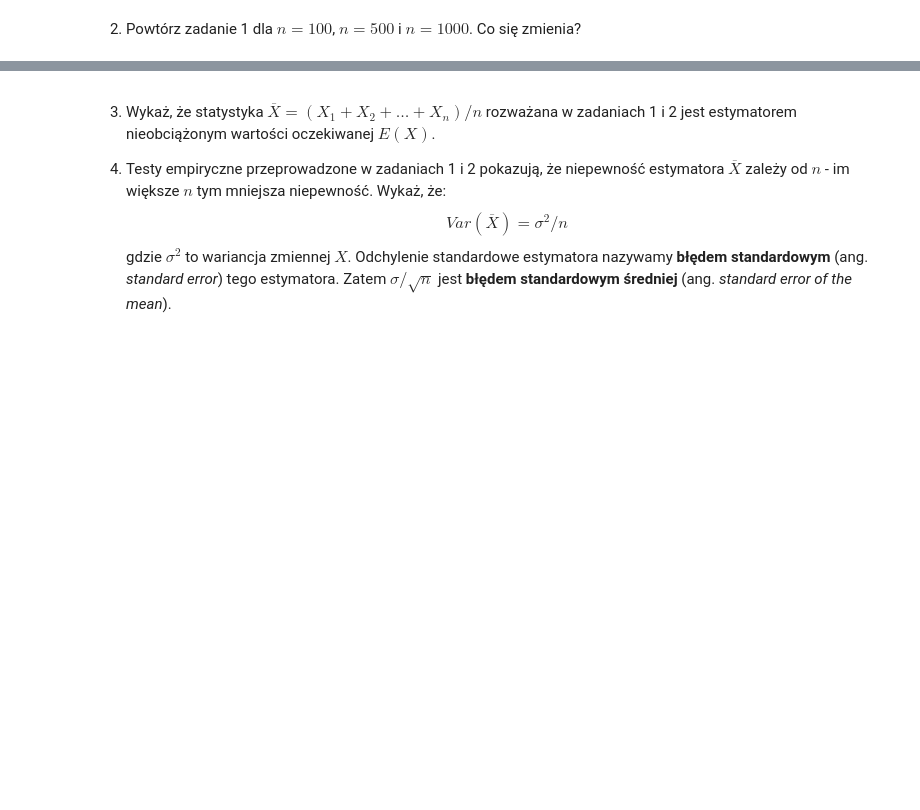
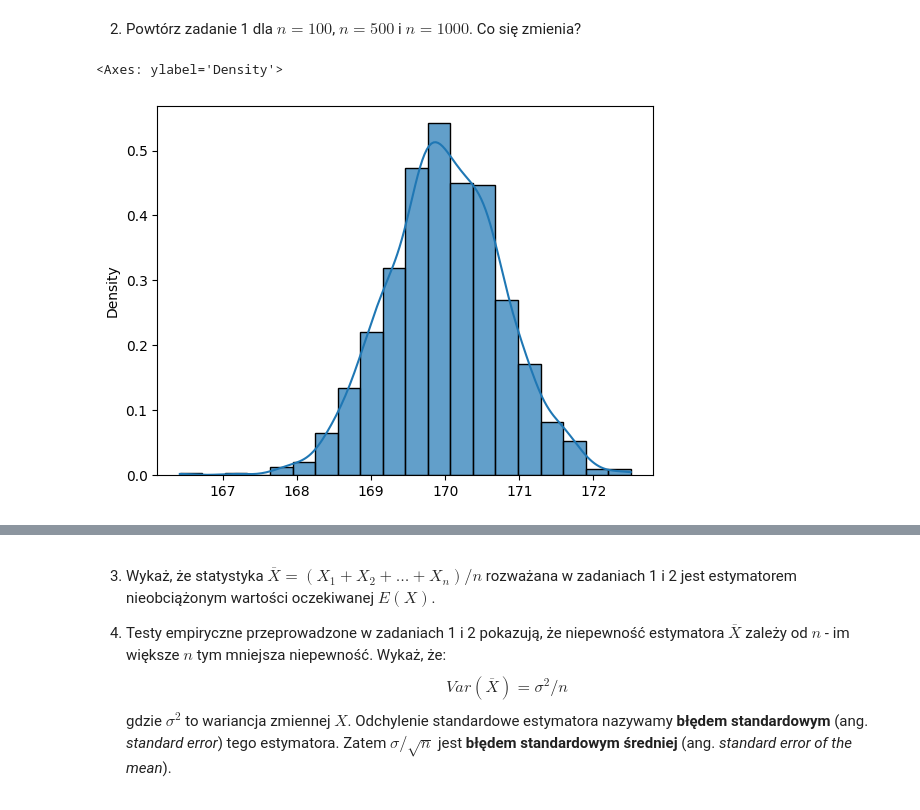
Before and after one commit to zosiawidawska/Pliki, a Jupyter notebook: lab_2.ipynb, the cells around one changed output, grey strips where cells are left out. Saved outputs shown, nothing was run; the diff lists cells and outputs as text; code cells hidden in the pictures; blank space fills up the shorter version.

```diff
--- a/lab_2.ipynb
+++ b/lab_2.ipynb
@@ -266,3 +266,12 @@ sns.histplot(x=Xbar, bins=20, kde=True, stat="density", alpha=.7)
 [figure]
 # %% [markdown]
 2. Powtórz zadanie 1 dla $n=100$, $n=500$ i $n=1000$. Co się zmienia?
+# %%
+N, n = 1000, 100
+X = np.random.normal(170, 8, size=(N, n))
+Xbar = X.mean(axis=1)
+
+sns.histplot(x=Xbar, bins=20, kde=True, stat="density", alpha=.7)
+# %% [output]
+<Axes: ylabel='Density'>
+[figure, added]
```
Also changed, not shown: parts of 8 cells of this notebook.
